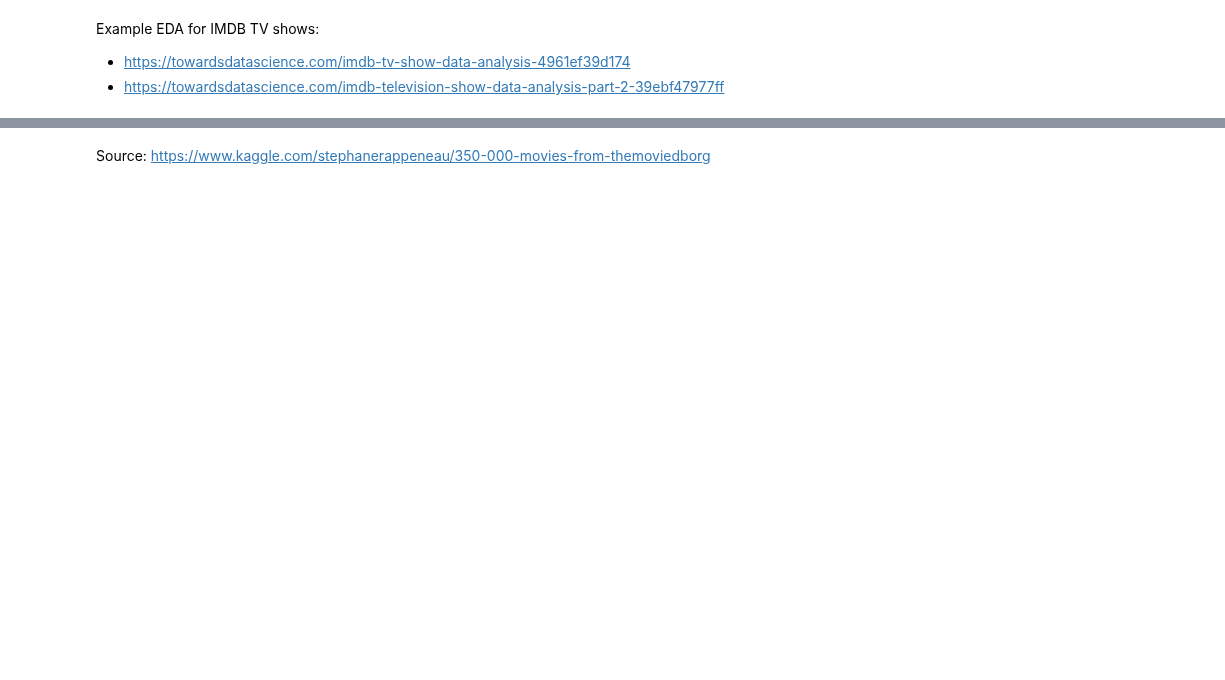
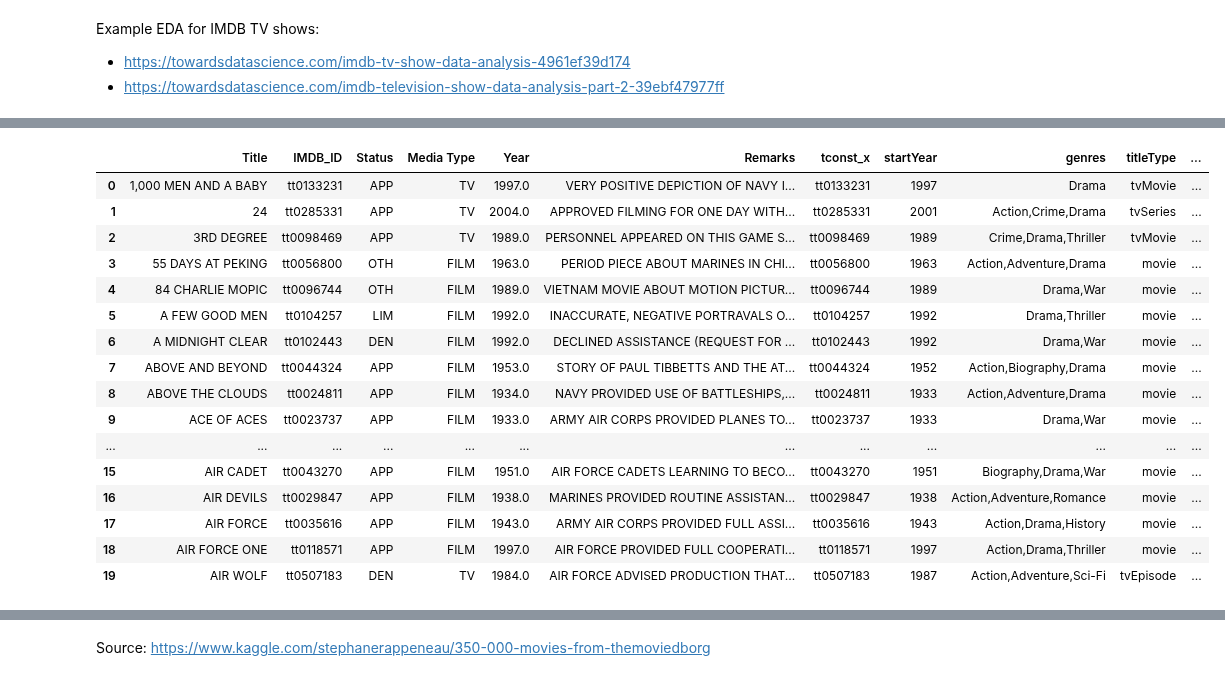
Before and after one commit to ravinitheshreddy/SubtlePropaganda, a Jupyter notebook: data_preparation.ipynb, the cells around one changed output, grey strips where cells are left out. Drawn from its saved outputs; the diff is of its cells as text; code cells hidden in the pictures; blank space fills up the shorter version.

```diff
--- a/data_preparation.ipynb
+++ b/data_preparation.ipynb
@@ -133,0 +105,5 @@ military_hollywood_imdbid
+# %%
+# create a dictionary with director names and their ids
+df_director = names[['nconst', 'primaryName']].set_index('nconst')
+dict_director = df_director.to_dict()
+dict_director = dict_director['primaryName']
@@ -133,0 +137,33 @@ military_hollywood_imdbid
+# %%
+# apply the dictionary defined above to have the name of the directors
+aggregated_data1_directors_notna['directors'].replace(dict_director, inplace=True)
+
+def join_(str):
+    """
+    joins given strings with comma
+    """
+    return ','.join(str)
+
+# aggregate the exploded data after replacing the directors' ids with their names
+aggregated_data1_directors_notna = pd.pivot_table(aggregated_data1_directors_notna, values="directors", index=['Title', 'IMDB_ID', 'Status', 'Media Type', 'Year', 'Remarks','tconst_x', 'startYear', 'genres', 'titleType', 'tconst_y'],
+               aggfunc=join_).reset_index()
+
+aggregated_data1_directors_notna.head(20)
+# %% [output]
+|  | Title | IMDB_ID | Status | Media Type | Year | Remarks | tconst_x | startYear | genres | titleType | ... |
+| 0 | 1,000 MEN AND A BABY | tt0133231 | APP | TV | 1997.0 | VERY POSITIVE DEPICTION OF NAVY I... | tt0133231 | 1997 | Drama | tvMovie | ... |
+| 1 | 24 | tt0285331 | APP | TV | 2004.0 | APPROVED FILMING FOR ONE DAY WITH... | tt0285331 | 2001 | Action,Crime,Drama | tvSeries | ... |
+| 2 | 3RD DEGREE | tt0098469 | APP | TV | 1989.0 | PERSONNEL APPEARED ON THIS GAME S... | tt0098469 | 1989 | Crime,Drama,Thriller | tvMovie | ... |
+| 3 | 55 DAYS AT PEKING | tt0056800 | OTH | FILM | 1963.0 | PERIOD PIECE ABOUT MARINES IN CHI... | tt0056800 | 1963 | Action,Adventure,Drama | movie | ... |
+| 4 | 84 CHARLIE MOPIC | tt0096744 | OTH | FILM | 1989.0 | VIETNAM MOVIE ABOUT MOTION PICTUR... | tt0096744 | 1989 | Drama,War | movie | ... |
+| 5 | A FEW GOOD MEN | tt0104257 | LIM | FILM | 1992.0 | INACCURATE, NEGATIVE PORTRAVALS O... | tt0104257 | 1992 | Drama,Thriller | movie | ... |
+| 6 | A MIDNIGHT CLEAR | tt0102443 | DEN | FILM | 1992.0 | DECLINED ASSISTANCE (REQUEST FOR ... | tt0102443 | 1992 | Drama,War | movie | ... |
+| 7 | ABOVE AND BEYOND | tt0044324 | APP | FILM | 1953.0 | STORY OF PAUL TIBBETTS AND THE AT... | tt0044324 | 1952 | Action,Biography,Drama | movie | ... |
+| 8 | ABOVE THE CLOUDS | tt0024811 | APP | FILM | 1934.0 | NAVY PROVIDED USE OF BATTLESHIPS,... | tt0024811 | 1933 | Action,Adventure,Drama | movie | ... |
+| 9 | ACE OF ACES | tt0023737 | APP | FILM | 1933.0 | ARMY AIR CORPS PROVIDED PLANES TO... | tt0023737 | 1933 | Drama,War | movie | ... |
+| ... | ... | ... | ... | ... | ... | ... | ... | ... | ... | ... | ... |
+| 15 | AIR CADET | tt0043270 | APP | FILM | 1951.0 | AIR FORCE CADETS LEARNING TO BECO... | tt0043270 | 1951 | Biography,Drama,War | movie | ... |
+| 16 | AIR DEVILS | tt0029847 | APP | FILM | 1938.0 | MARINES PROVIDED ROUTINE ASSISTAN... | tt0029847 | 1938 | Action,Adventure,Romance | movie | ... |
+| 17 | AIR FORCE | tt0035616 | APP | FILM | 1943.0 | ARMY AIR CORPS PROVIDED FULL ASSI... | tt0035616 | 1943 | Action,Drama,History | movie | ... |
+| 18 | AIR FORCE ONE | tt0118571 | APP | FILM | 1997.0 | AIR FORCE PROVIDED FULL COOPERATI... | tt0118571 | 1997 | Action,Drama,Thriller | movie | ... |
+| 19 | AIR WOLF | tt0507183 | DEN | TV | 1984.0 | AIR FORCE ADVISED PRODUCTION THAT... | tt0507183 | 1987 | Action,Adventure,Sci-Fi | tvEpisode | ... |
```
Also changed, not shown: parts of 30 cells of this notebook.
